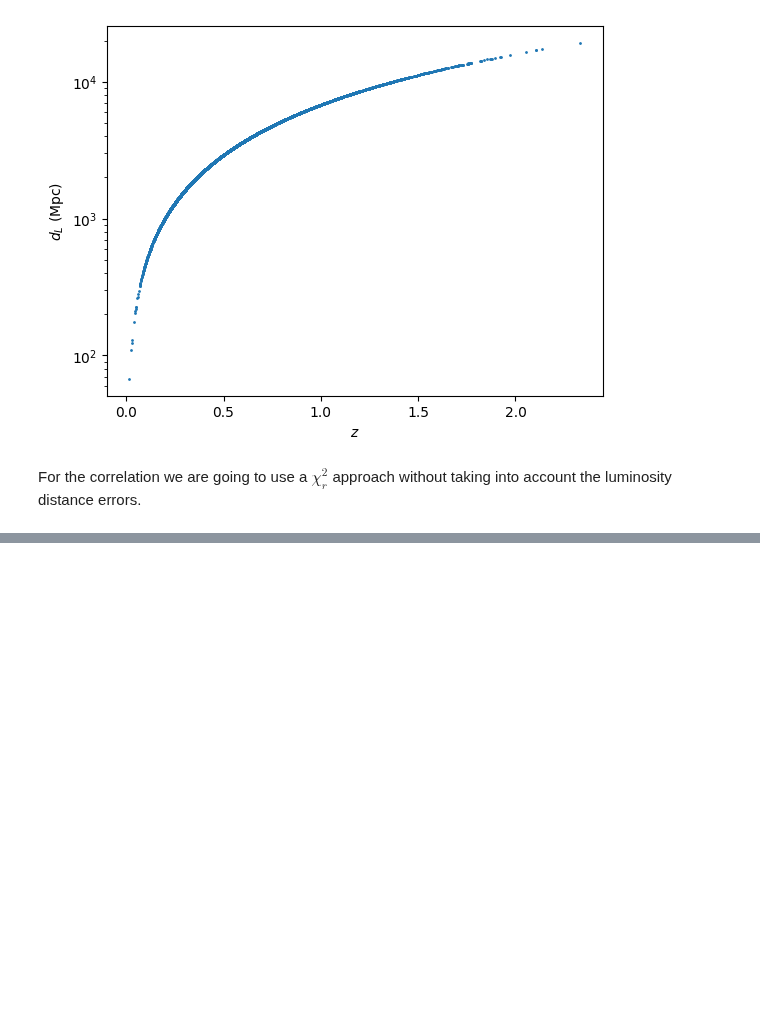
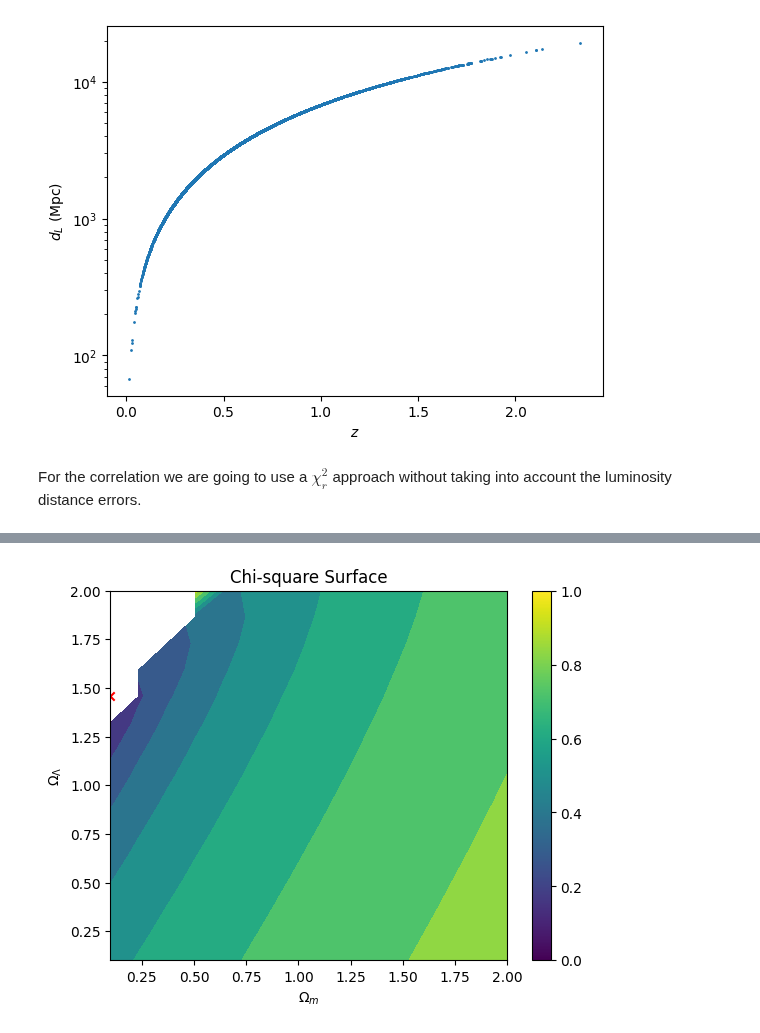
Before and after one commit to joanalnu/OAB-INAF, a Jupyter notebook: GW/hubble-diagram.ipynb, the cells around one changed output, grey strips where cells are left out. Saved outputs shown, nothing was run; the diff lists cells and outputs as text; code cells hidden in the pictures; blank space fills up the shorter version.

```diff
--- a/GW/hubble-diagram.ipynb
+++ b/GW/hubble-diagram.ipynb
@@ -87,2 +68,14 @@ Best fit parameters: Omega_m = 0.10, Omega_Lambda = 0.10
+# %%
+# Plot contour
+plt.figure()
+plt.contourf(Om, Ode, chi_surface.T)#, levels=[chi_surface[i,j], chi_surface[i,j] + 2.3, chi_surface[i,j] + 4.61, chi_surface[i,j] + 9.21])
+plt.scatter(Om_fit, Ode_fit, marker='x', c='r', label=f'Om={Om_fit} Ode={Ode_fit}')
+plt.xlabel(r'$\Omega_m$')
+plt.ylabel(r'$\Omega_\Lambda$')
+plt.title('Chi-square Surface')
+plt.colorbar()
+plt.show()
+# %% [output]
+[figure, added]
 # %%
 # Plot best fit model
```
Also changed, not shown: parts of 7 cells of this notebook.
